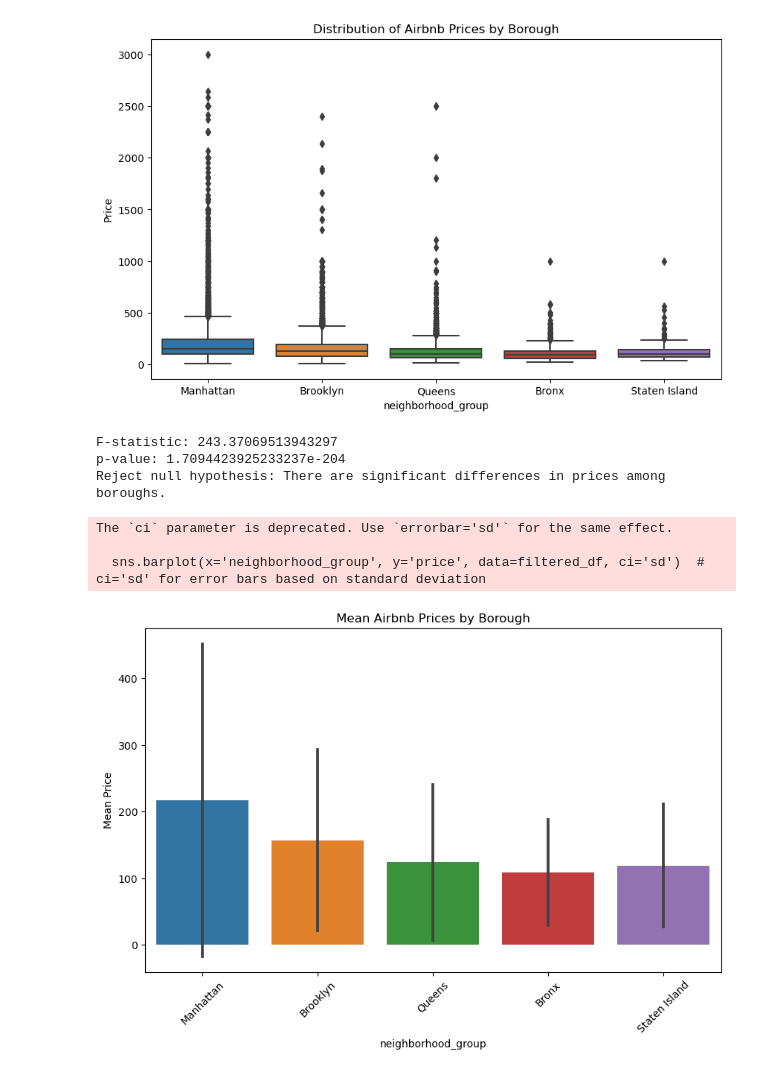
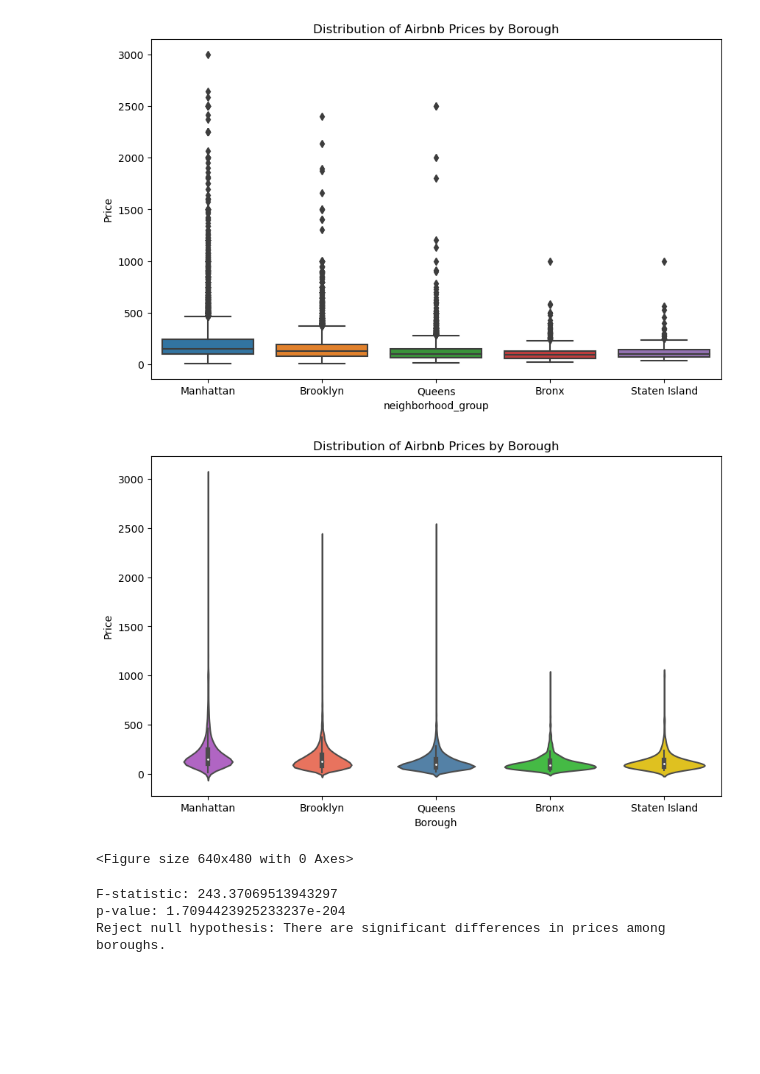
Before and after one commit to zippyprod/Project-3, a Jupyter notebook: charts.ipynb, the cells around one changed output. Cells and saved outputs as stored; diff of their text form; code cells hidden in the pictures; blank space fills up the shorter version.

```diff
--- a/charts.ipynb
+++ b/charts.ipynb
@@ -307,6 +309,21 @@ plt.ylabel('Price')
 plt.show()
 # %% [output]
 [figure]
+# %%
+import seaborn as sns
+import matplotlib.pyplot as plt
+
+custom_palette = ["#BA55D3", "#FF6347", "#4682B4", "#32CD32", "#FFD700"]
+plt.figure(figsize=(10, 6))
+sns.violinplot(x='neighborhood_group', y='price', data=filtered_df, palette=custom_palette)
+plt.title('Distribution of Airbnb Prices by Borough')
+plt.xlabel('Borough')
+plt.ylabel('Price')
+plt.show()
+plt.savefig(fname="Dist_of_prices_violin.png", transparent=True)
+# %% [output]
+[figure, added]
+<Figure size 640x480 with 0 Axes>
 # %%
 # Extract prices for each borough
 borough_prices = []
@@ -329,17 +346,3 @@ else:
 F-statistic: 243.37069513943297
 p-value: 1.7094423925233237e-204
 Reject null hypothesis: There are significant differences in prices among boroughs.
-# %%
-# Bar plot
-plt.figure(figsize=(10, 6))
-sns.barplot(x='neighborhood_group', y='price', data=filtered_df, ci='sd')  # ci='sd' for error bars based on standard deviation
-plt.title('Mean Airbnb Prices by Borough')
-plt.xlabel('neighborhood_group')
-plt.ylabel('Mean Price')
-plt.xticks(rotation=45)
-plt.show()
-# %% [output]
-The `ci` parameter is deprecated. Use `errorbar='sd'` for the same effect.
-
-  sns.barplot(x='neighborhood_group', y='price', data=filtered_df, ci='sd')  # ci='sd' for error bars based on standard deviation
-[figure, removed]
```
Also changed, not shown: parts of 1 cell of this notebook, 5 other files.
